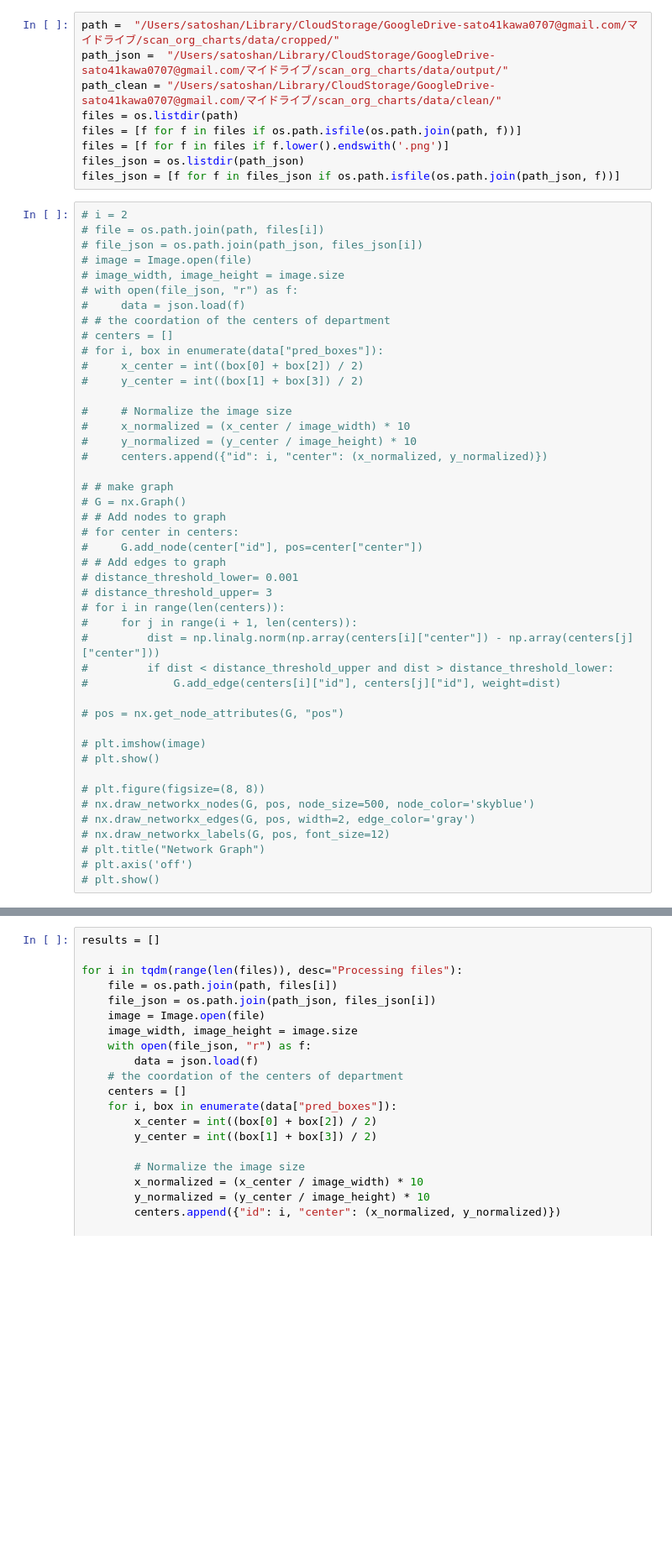
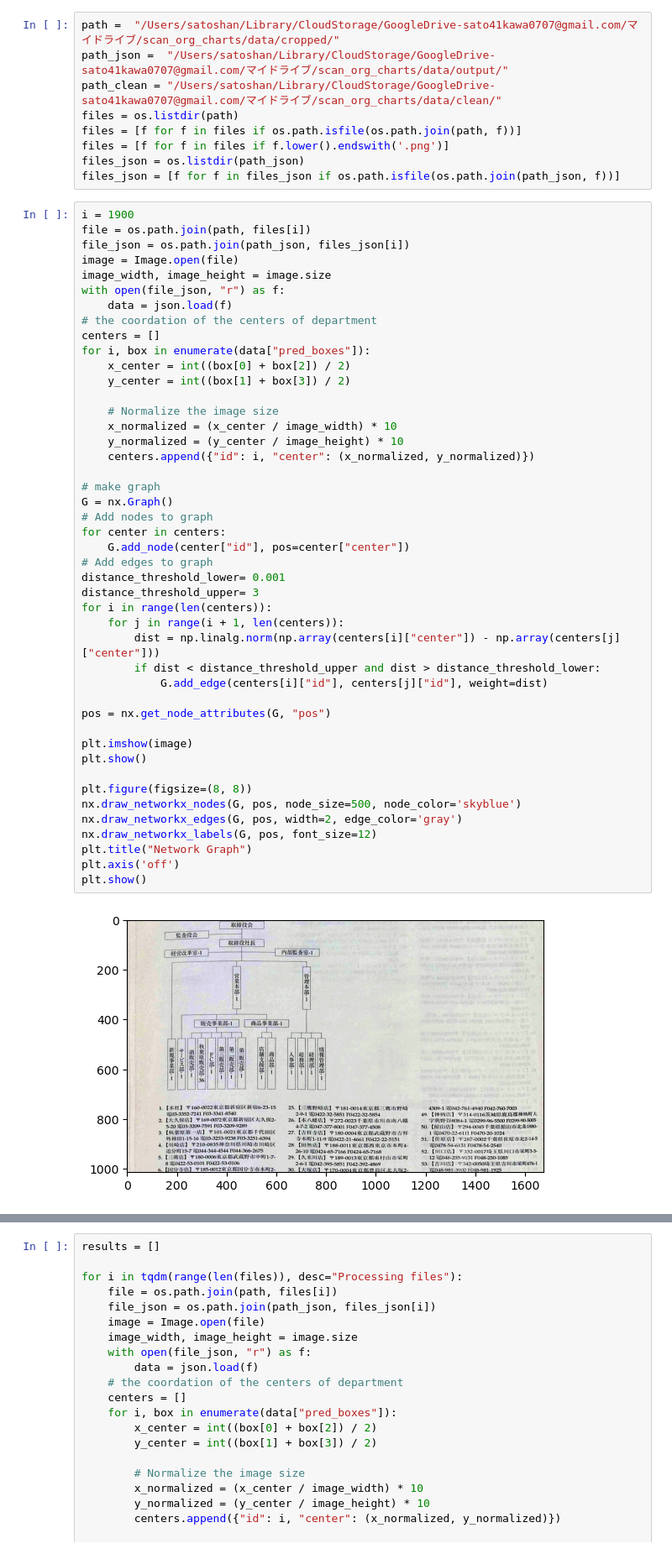
Before and after one commit to wakachii/SI-Org-chart, a Jupyter notebook: make_data/steps/network.ipynb, the cells around one changed output, grey strips where cells are left out. Shown at 84% size. Saved outputs shown, nothing was run; the diff lists cells and outputs as text; blank space fills up the shorter version.

Commit message:
update network

```diff
--- a/make_data/steps/network.ipynb
+++ b/make_data/steps/network.ipynb
@@ -19,47 +19,49 @@ files = [f for f in files if f.lower().endswith('.png')]
 files_json = os.listdir(path_json)
 files_json = [f for f in files_json if os.path.isfile(os.path.join(path_json, f))]
 # %%
-# i = 2
-# file = os.path.join(path, files[i])
-# file_json = os.path.join(path_json, files_json[i])
-# image = Image.open(file)
-# image_width, image_height = image.size
-# with open(file_json, "r") as f:
-#     data = json.load(f)
-# # the coordation of the centers of department
-# centers = []
-# for i, box in enumerate(data["pred_boxes"]):
-#     x_center = int((box[0] + box[2]) / 2)
-#     y_center = int((box[1] + box[3]) / 2)
+i = 1900
+file = os.path.join(path, files[i])
+file_json = os.path.join(path_json, files_json[i])
+image = Image.open(file)
+image_width, image_height = image.size
+with open(file_json, "r") as f:
+    data = json.load(f)
+# the coordation of the centers of department
+centers = []
+for i, box in enumerate(data["pred_boxes"]):
+    x_center = int((box[0] + box[2]) / 2)
+    y_center = int((box[1] + box[3]) / 2)
 
-#     # Normalize the image size
-#     x_normalized = (x_center / image_width) * 10
-#     y_normalized = (y_center / image_height) * 10
-#     centers.append({"id": i, "center": (x_normalized, y_normalized)})
+    # Normalize the image size
+    x_normalized = (x_center / image_width) * 10
+    y_normalized = (y_center / image_height) * 10
+    centers.append({"id": i, "center": (x_normalized, y_normalized)})
 
-# # make graph
-# G = nx.Graph()
-# # Add nodes to graph
-# for center in centers:
-#     G.add_node(center["id"], pos=center["center"])
-# # Add edges to graph
-# distance_threshold_lower= 0.001
-# distance_threshold_upper= 3
-# for i in range(len(centers)):
-#     for j in range(i + 1, len(centers)):
-#         dist = np.linalg.norm(np.array(centers[i]["center"]) - np.array(centers[j]["center"]))
-#         if dist < distance_threshold_upper and dist > distance_threshold_lower:
-#             G.add_edge(centers[i]["id"], centers[j]["id"], weight=dist)
+# make graph
+G = nx.Graph()
+# Add nodes to graph
+for center in centers:
+    G.add_node(center["id"], pos=center["center"])
+# Add edges to graph
+distance_threshold_lower= 0.001
+distance_threshold_upper= 3
+for i in range(len(centers)):
+    for j in range(i + 1, len(centers)):
+        dist = np.linalg.norm(np.array(centers[i]["center"]) - np.array(centers[j]["center"]))
+        if dist < distance_threshold_upper and dist > distance_threshold_lower:
+            G.add_edge(centers[i]["id"], centers[j]["id"], weight=dist)
 
-# pos = nx.get_node_attributes(G, "pos")
+pos = nx.get_node_attributes(G, "pos")
 
-# plt.imshow(image)
-# plt.show()
+plt.imshow(image)
+plt.show()
 
-# plt.figure(figsize=(8, 8))
-# nx.draw_networkx_nodes(G, pos, node_size=500, node_color='skyblue')
-# nx.draw_networkx_edges(G, pos, width=2, edge_color='gray')
-# nx.draw_networkx_labels(G, pos, font_size=12)
-# plt.title("Network Graph")
-# plt.axis('off')
-# plt.show()
+plt.figure(figsize=(8, 8))
+nx.draw_networkx_nodes(G, pos, node_size=500, node_color='skyblue')
+nx.draw_networkx_edges(G, pos, width=2, edge_color='gray')
+nx.draw_networkx_labels(G, pos, font_size=12)
+plt.title("Network Graph")
+plt.axis('off')
+plt.show()
+# %% [output]
+[figure, added]
```
Also changed, not shown: parts of 1 cell of this notebook.
